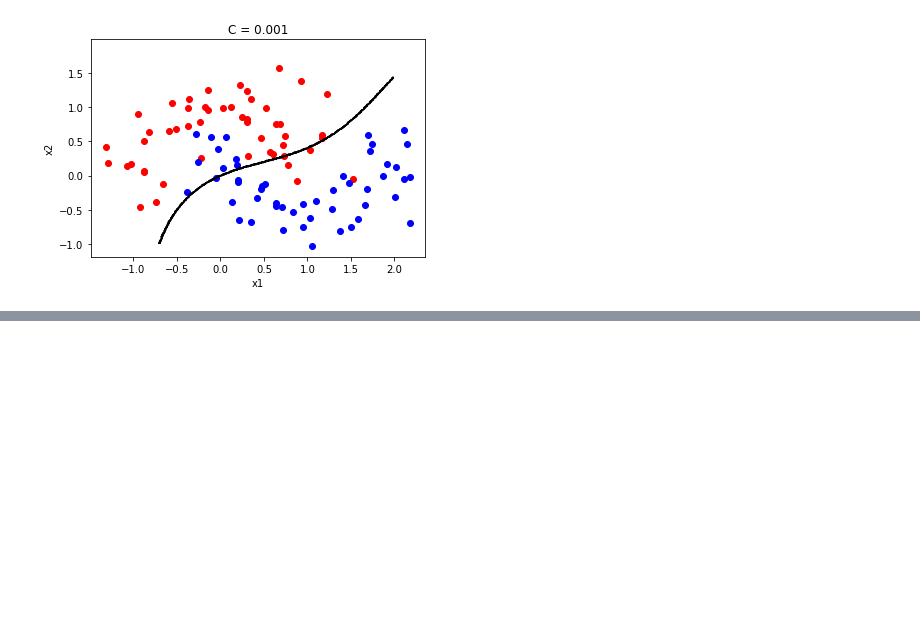
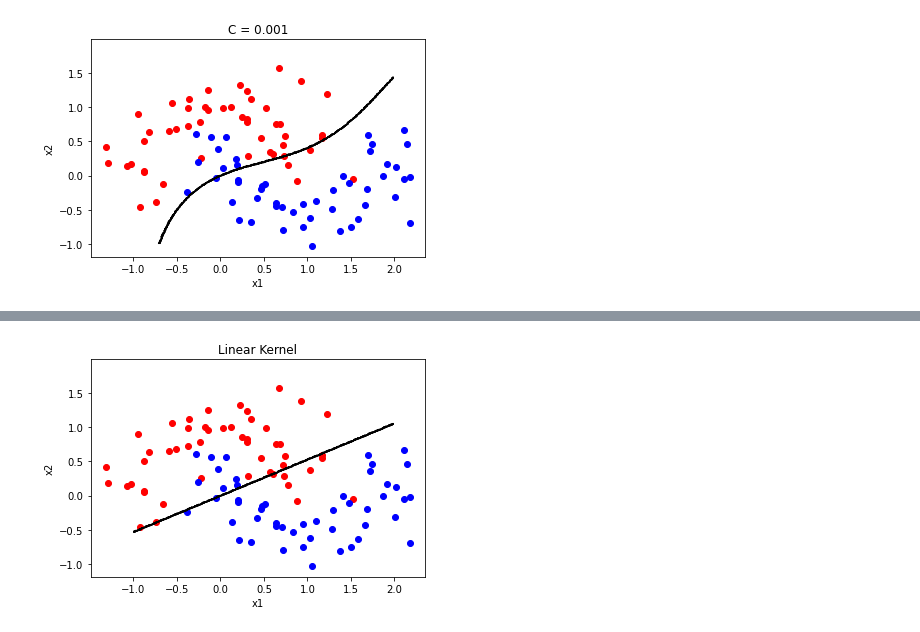
Before and after one commit to vicrsp/rna-ppgee, a Jupyter notebook: seminario/exemplos.ipynb, the cells around one changed output, grey strips where cells are left out. Saved outputs shown, nothing was run; the diff lists cells and outputs as text; code cells hidden in the pictures; blank space fills up the shorter version.

```diff
--- a/seminario/exemplos.ipynb
+++ b/seminario/exemplos.ipynb
@@ -230,0 +227,6 @@ fig.savefig('fig10.png')
+# %%
+fig, ax = plot_decision_boundary(spirals, SVC(kernel='linear'))
+ax.set_title('Linear Kernel')
+fig.savefig('fig11.png')
+# %% [output]
+[figure, added]
```
Also changed, not shown: parts of 2 cells of this notebook, 3 other files.
